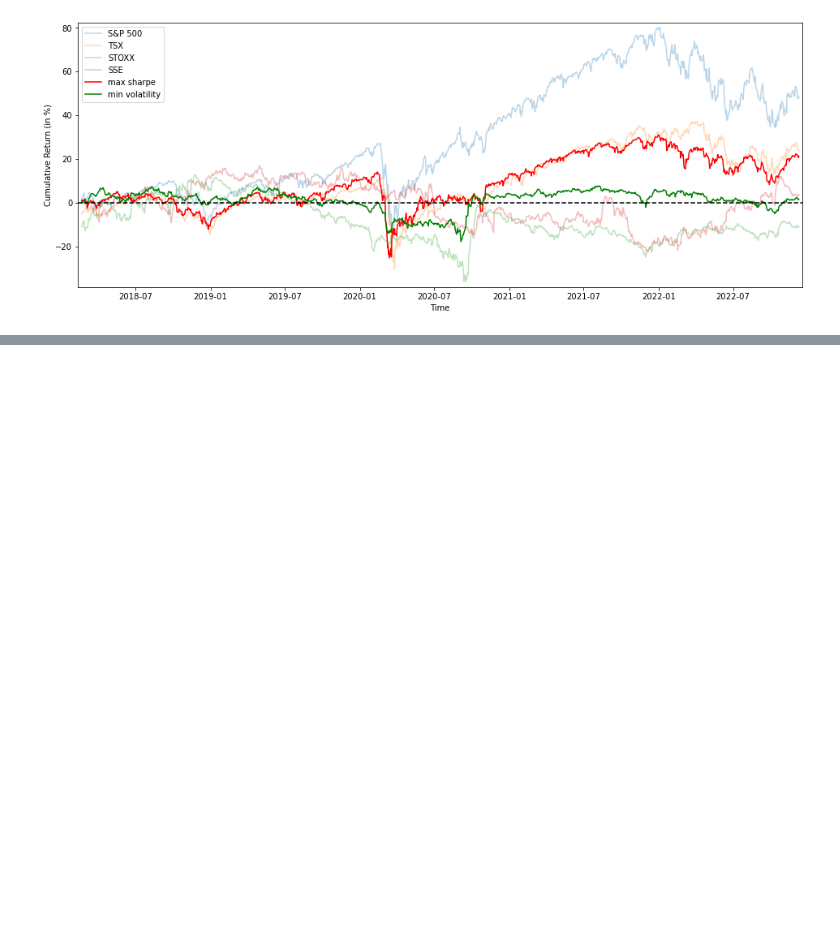
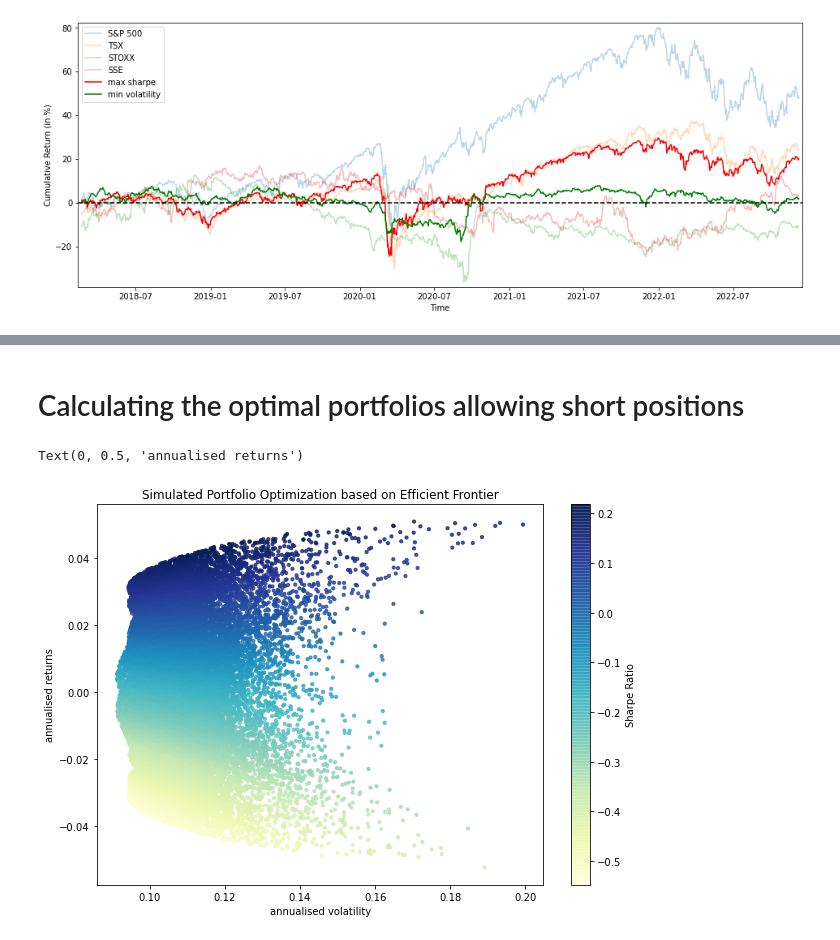
Before and after one commit to elhamidimed/Markowitz-Portfolio-optimisation-Genetic-algorithm, a Jupyter notebook: main.ipynb, the cells around one changed output, grey strips where cells are left out. Drawn from its saved outputs; the diff is of its cells as text; code cells hidden in the pictures; blank space fills up the shorter version.

Commit message:
adding the possibilty of shorts in the portfolio

```diff
--- a/main.ipynb
+++ b/main.ipynb
@@ -287,0 +285,23 @@ plt.show()
+# %% [markdown]
+# Calculating the optimal portfolios allowing short positions
+# %%
+results = np.zeros((3,N))
+weights = []
+for i in range(N):
+    W = np.random.random(4)*2 - 1
+    W /= np.sum(abs(W))
+    weights.append(W)
+    ptf_mean = np.dot(W, np.array(means)) * 252
+    ptf_std  = np.sqrt(np.dot(W.T, np.dot(np.cov(securities, bias=True), W))) * np.sqrt(252)
+    results[0,i] = ptf_std
+    results[1,i] = ptf_mean
+    results[2,i] = (ptf_mean - risk_free_rate)/ptf_std
+fig =plt.figure(figsize=(10, 7))
+plt.scatter(results[0,:],results[1,:],c=results[2,:],cmap='YlGnBu', marker='o', s=10, alpha=0.8)
+plt.colorbar(label="Sharpe Ratio")
+plt.title('Simulated Portfolio Optimization based on Efficient Frontier')
+plt.xlabel('annualised volatility')
+plt.ylabel('annualised returns')
+# %% [output]
+Text(0, 0.5, 'annualised returns')
+[figure, added]
```
Also changed, not shown: parts of 12 cells of this notebook.
